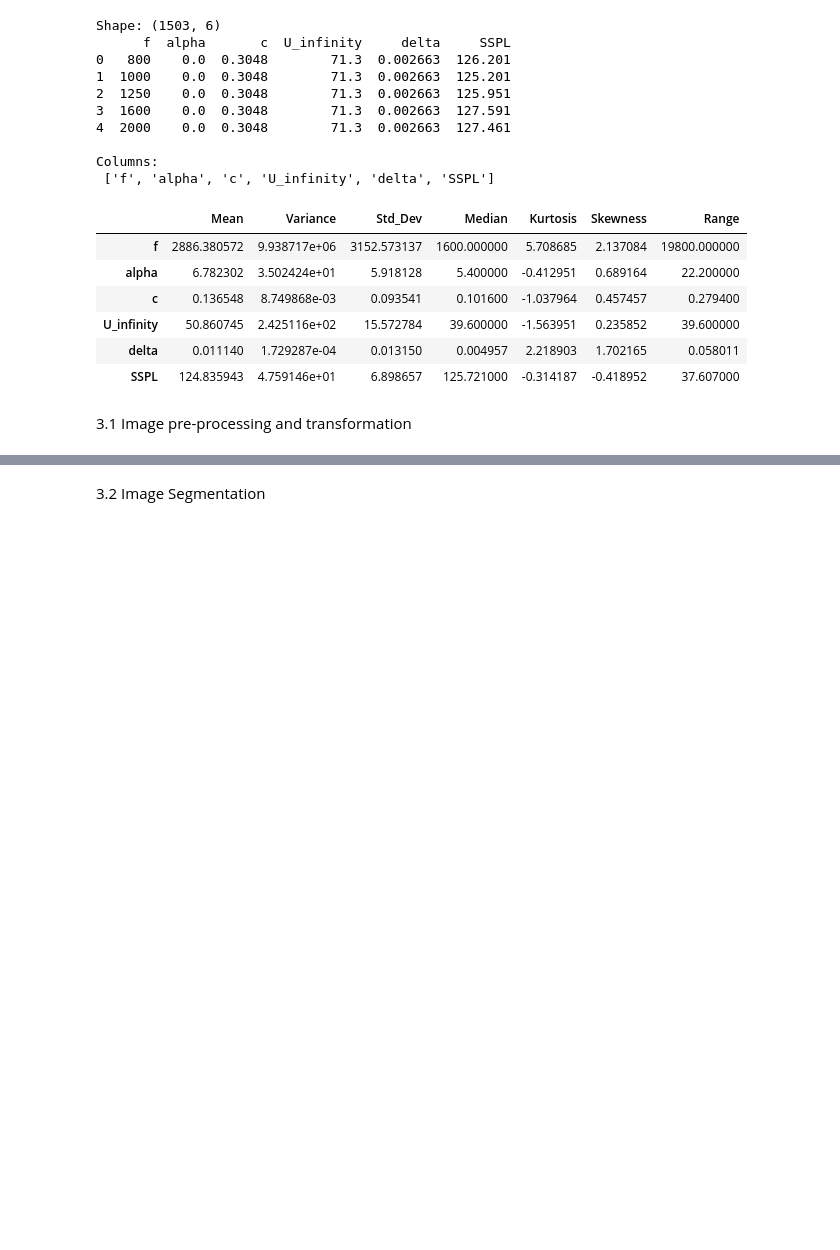
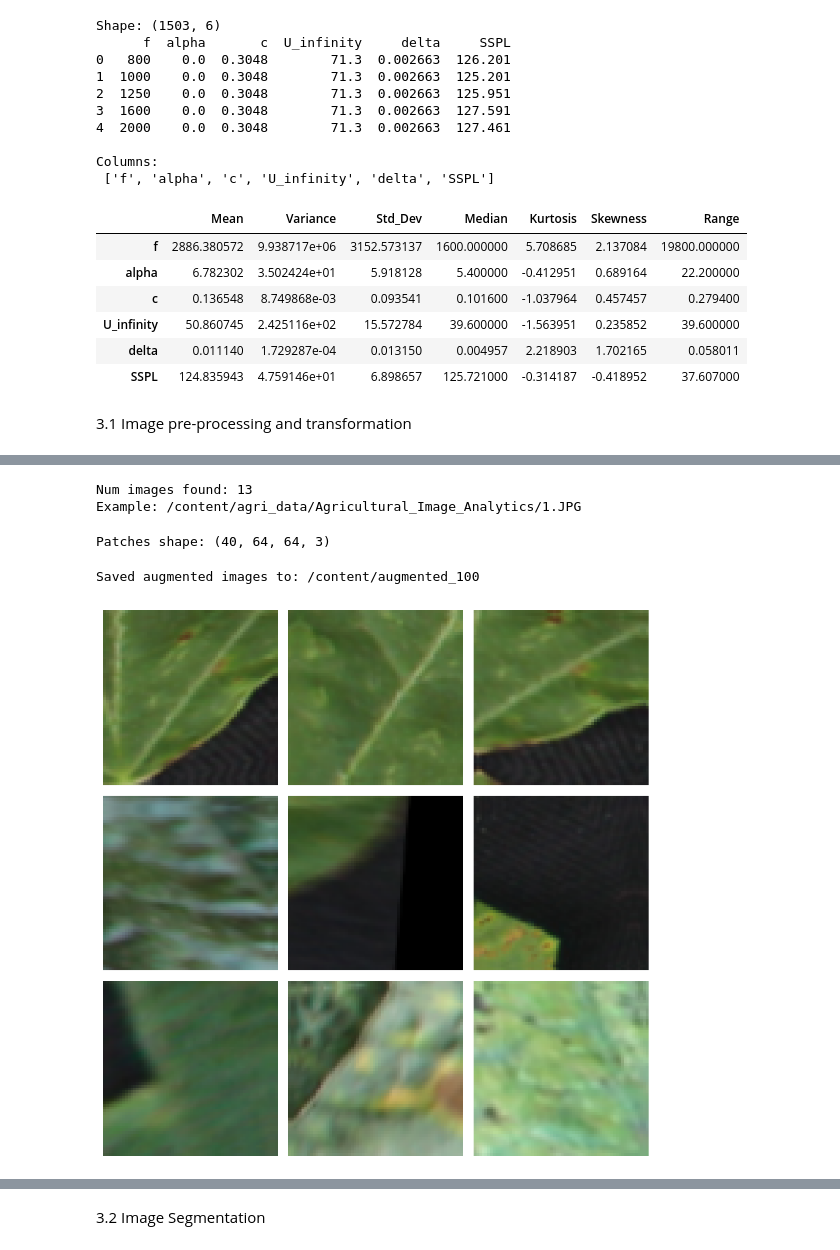
Before and after one commit to AdityaUnnava/Aditya_Unnava_ME5920_HW1, a Jupyter notebook: HW1.ipynb, the cells around one changed output, grey strips where cells are left out. Cells and saved outputs as stored; diff of their text form; code cells hidden in the pictures; blank space fills up the shorter version.

```diff
--- a/HW1.ipynb
+++ b/HW1.ipynb
@@ -356,0 +378,17 @@ stats_df
+# %%
+import numpy as np
+import cv2
+import matplotlib.pyplot as plt
+from tqdm import tqdm
+
+img_exts = ("*.jpg", "*.jpeg", "*.png", "*.JPG", "*.JPEG", "*.PNG")
+img_paths = []
+for ext in img_exts:
+    img_paths.extend(glob.glob(os.path.join(extract_dir, "**", ext), recursive=True))
+
+img_paths = sorted(list(set(img_paths)))
+print("Num images found:", len(img_paths))
+print("Example:", img_paths[0] if img_paths else "NONE")
+# %% [output]
+Num images found: 13
+Example: /content/agri_data/Agricultural_Image_Analytics/1.JPG
@@ -356,0 +450,48 @@ stats_df
+# %%
+
+PATCH_SIZE = 64
+PATCHES_PER_IMAGE = 5
+MAX_IMAGES = None
+
+use_paths = img_paths if MAX_IMAGES is None else img_paths[:MAX_IMAGES]
+
+patches = []
+for p in tqdm(use_paths):
+    img = read_rgb(p)
+    if img is None:
+        continue
+    for _ in range(PATCHES_PER_IMAGE):
+        patches.append(random_patch(img, patch_size=PATCH_SIZE))
+
+patches = np.stack(patches, axis=0)
+print("Patches shape:", patches.shape)
+# %% [output]
+Patches shape: (40, 64, 64, 3)
+# %%
+aug_dir = "/content/augmented_100"
+if os.path.exists(aug_dir):
+    shutil.rmtree(aug_dir)
+os.makedirs(aug_dir, exist_ok=True)
+
+N_AUG = 100
+for i in range(N_AUG):
+    idx = np.random.randint(0, len(patches))
+    patch = patches[idx]
+    aug = random_affine_and_warp(patch)
+    cv2.imwrite(os.path.join(aug_dir, f"aug_{i:03d}.png"), cv2.cvtColor(aug, cv2.COLOR_RGB2BGR))
+
+print("Saved augmented images to:", aug_dir)
+
+
+preview_paths = sorted(glob.glob(os.path.join(aug_dir, "*.png")))[:9]
+plt.figure(figsize=(8,8))
+for i, pp in enumerate(preview_paths):
+    im = read_rgb(pp)
+    plt.subplot(3,3,i+1)
+    plt.imshow(im)
+    plt.axis("off")
+plt.tight_layout()
+plt.show()
+# %% [output]
+Saved augmented images to: /content/augmented_100
+[figure, added]
```
Also changed, not shown: parts of 5 cells of this notebook.
